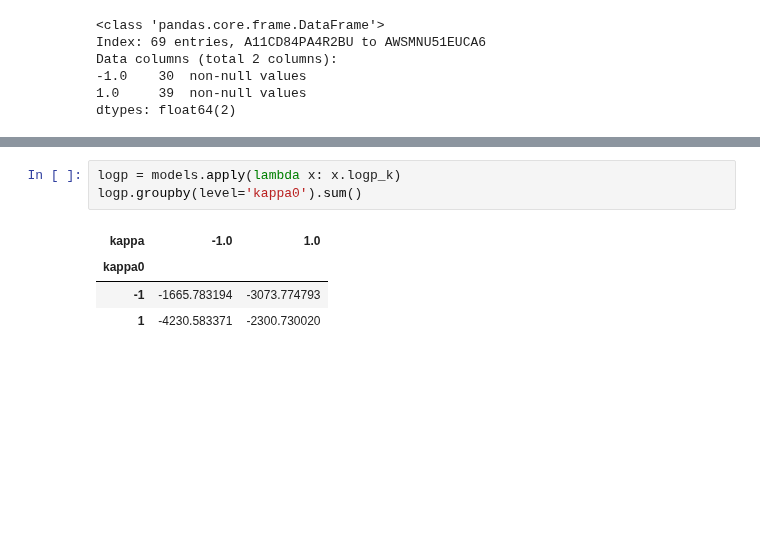
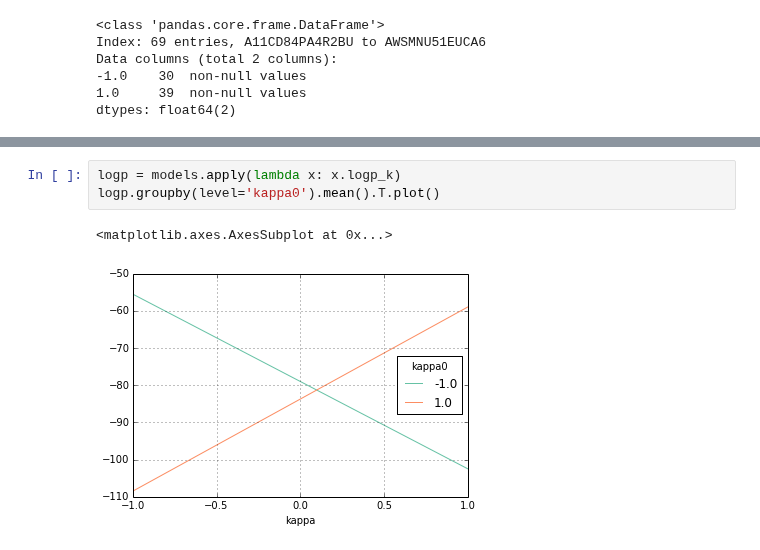
Before and after one commit to berkeley-cocosci/mass-inference, a Jupyter notebook: lib/mass/analysis/mass_inference-G-fall.ipynb, the cells around one changed output, grey strips where cells are left out. Drawn from its saved outputs; the diff is of its cells as text; blank space fills up the shorter version.

```diff
--- a/lib/mass/analysis/mass_inference-G-fall.ipynb
+++ b/lib/mass/analysis/mass_inference-G-fall.ipynb
@@ -155,8 +165,6 @@ array([[<matplotlib.axes.AxesSubplot object at 0x...>,
 # %%
 logp = models.apply(lambda x: x.logp_k)
-logp.groupby(level='kappa0').sum()
+logp.groupby(level='kappa0').mean().T.plot()
 # %% [output]
-| kappa | -1.0 | 1.0 |
-| kappa0 |  |  |
-| -1 | -1665.783194 | -3073.774793 |
-| 1 | -4230.583371 | -2300.730020 |
+<matplotlib.axes.AxesSubplot at 0x...>
+[figure, added]
```
Also changed, not shown: parts of 6 cells of this notebook, 1 other file.
